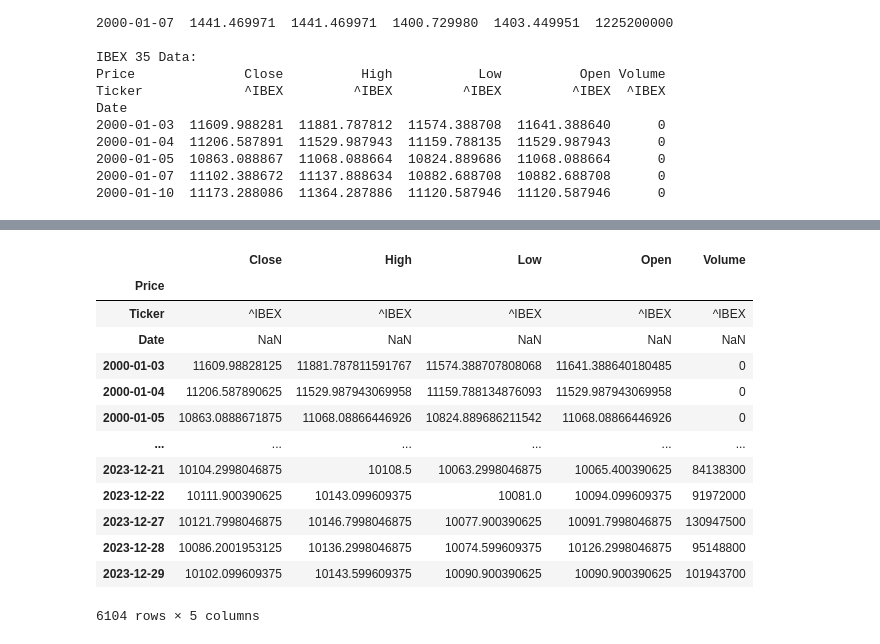
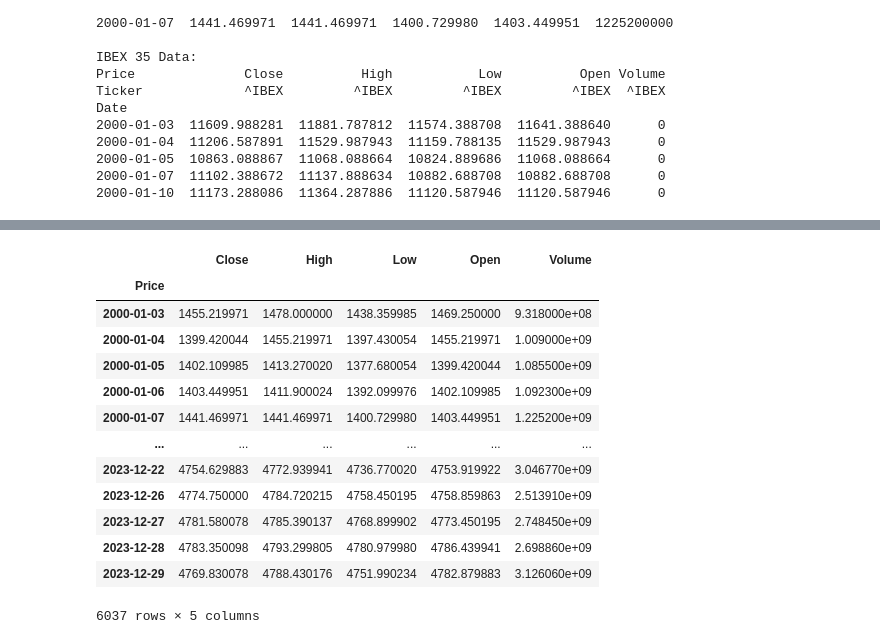
Before and after one commit to Braxwells/IBEX-35-SP-500, a Jupyter notebook: main.ipynb, the cells around one changed output, grey strips where cells are left out. Drawn from its saved outputs; the diff is of its cells as text; code cells hidden in the pictures.

```diff
--- a/main.ipynb
+++ b/main.ipynb
@@ -44,7 +44,7 @@ Date
 2000-01-10  11173.288086  11364.287886  11120.587946  11120.587946      0
 # %%
 # Rutas de los CSV
-sp500_path = "data/ibex35_data.csv"
+sp500_path = "data/sp500_data.csv"
 ibex35_path = "data//ibex35_data.csv"
 # %%
 import pandas as pd
@@ -99,17 +122,17 @@ plt.show()
 # %%
-sp500_data
+df_sp500
 # %% [output]
 |  | Close | High | Low | Open | Volume |
 | Price |  |  |  |  |  |
-| Ticker | ^IBEX | ^IBEX | ^IBEX | ^IBEX | ^IBEX |
-| Date | NaN | NaN | NaN | NaN | NaN |
-| 2000-01-03 | 11609.98828125 | 11881.787811591767 | 11574.388707808068 | 11641.388640180485 | 0 |
-| 2000-01-04 | 11206.587890625 | 11529.987943069958 | 11159.788134876093 | 11529.987943069958 | 0 |
-| 2000-01-05 | 10863.0888671875 | 11068.08866446926 | 10824.889686211542 | 11068.08866446926 | 0 |
+| 2000-01-03 | 1455.219971 | 1478.000000 | 1438.359985 | 1469.250000 | 9.318000e+08 |
+| 2000-01-04 | 1399.420044 | 1455.219971 | 1397.430054 | 1455.219971 | 1.009000e+09 |
+| 2000-01-05 | 1402.109985 | 1413.270020 | 1377.680054 | 1399.420044 | 1.085500e+09 |
+| 2000-01-06 | 1403.449951 | 1411.900024 | 1392.099976 | 1402.109985 | 1.092300e+09 |
+| 2000-01-07 | 1441.469971 | 1441.469971 | 1400.729980 | 1403.449951 | 1.225200e+09 |
 | ... | ... | ... | ... | ... | ... |
-| 2023-12-21 | 10104.2998046875 | 10108.5 | 10063.2998046875 | 10065.400390625 | 84138300 |
-| 2023-12-22 | 10111.900390625 | 10143.099609375 | 10081.0 | 10094.099609375 | 91972000 |
-| 2023-12-27 | 10121.7998046875 | 10146.7998046875 | 10077.900390625 | 10091.7998046875 | 130947500 |
-| 2023-12-28 | 10086.2001953125 | 10136.2998046875 | 10074.599609375 | 10126.2998046875 | 95148800 |
-| 2023-12-29 | 10102.099609375 | 10143.599609375 | 10090.900390625 | 10090.900390625 | 101943700 |
+| 2023-12-22 | 4754.629883 | 4772.939941 | 4736.770020 | 4753.919922 | 3.046770e+09 |
+| 2023-12-26 | 4774.750000 | 4784.720215 | 4758.450195 | 4758.859863 | 2.513910e+09 |
+| 2023-12-27 | 4781.580078 | 4785.390137 | 4768.899902 | 4773.450195 | 2.748450e+09 |
+| 2023-12-28 | 4783.350098 | 4793.299805 | 4780.979980 | 4786.439941 | 2.698860e+09 |
+| 2023-12-29 | 4769.830078 | 4788.430176 | 4751.990234 | 4782.879883 | 3.126060e+09 |
-6104 rows × 5 columns
+6037 rows × 5 columns
```
Also changed, not shown: parts of 4 cells of this notebook.
